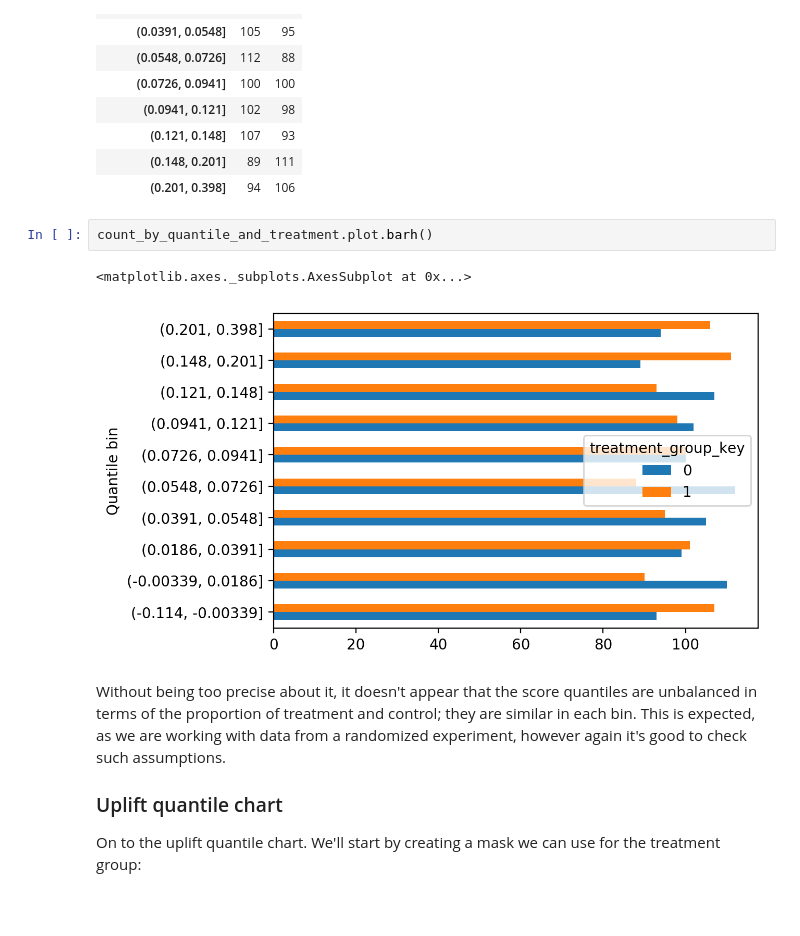
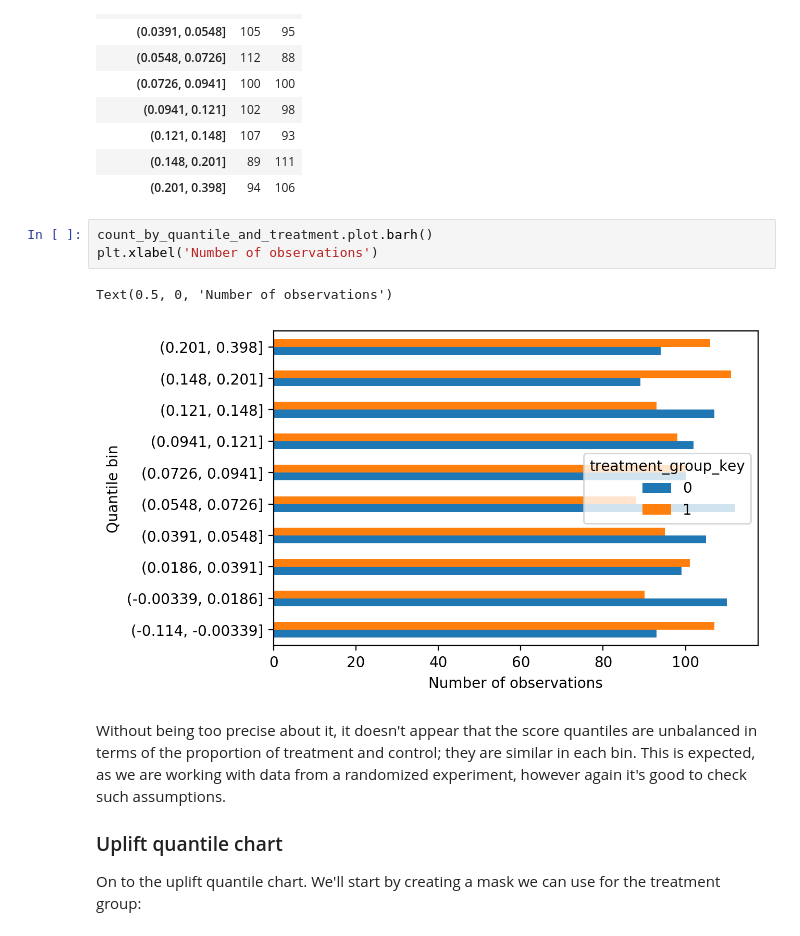
Before and after one commit to klostest/uplift_modeling, a Jupyter notebook: uplift-modeling.ipynb, the cells around one changed output. Saved outputs shown, nothing was run; the diff lists cells and outputs as text; blank space fills up the shorter version.

Commit message:
plot updates

```diff
--- a/uplift-modeling.ipynb
+++ b/uplift-modeling.ipynb
@@ -358,9 +358,10 @@ count_by_quantile_and_treatment
 | (0.201, 0.398] | 94 | 106 |
 # %%
 count_by_quantile_and_treatment.plot.barh()
+plt.xlabel('Number of observations')
 # %% [output]
-<matplotlib.axes._subplots.AxesSubplot at 0x...>
+Text(0.5, 0, 'Number of observations')
-[figure, old version]
+[figure, new version]
 # %% [markdown]
 Without being too precise about it, it doesn't appear that the score quantiles are unbalanced in terms of the proportion of treatment and control; they are similar in each bin. This is expected, as we are working with data from a randomized experiment, however again it's good to check such assumptions.
 
```
Also changed, not shown: parts of 1 cell of this notebook.
